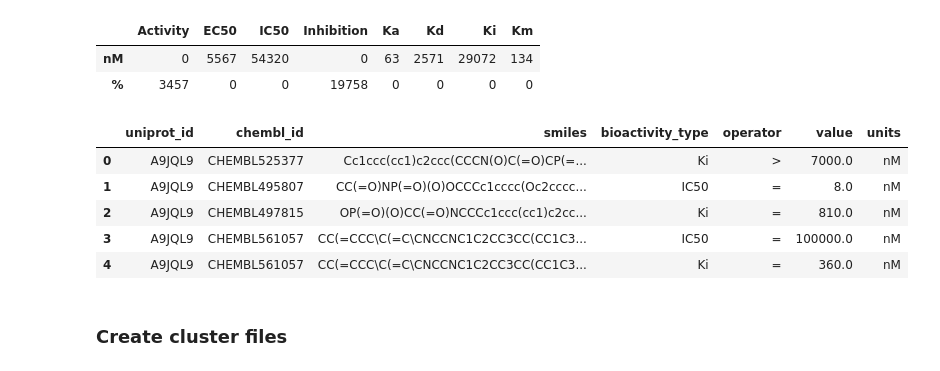
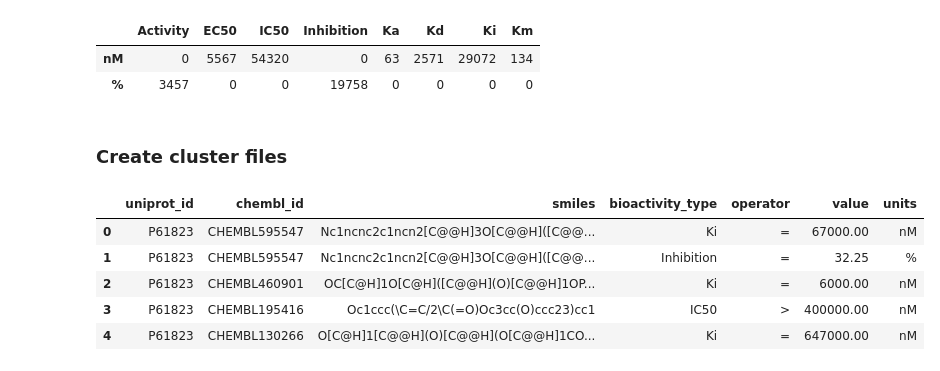
Before and after one commit to amrhamedp/PDBbind_ligand_based, a Jupyter notebook: ChEMBL_analysis.ipynb, the cells around one changed output. Drawn from its saved outputs; the diff is of its cells as text; code cells hidden in the pictures.

```diff
--- a/ChEMBL_analysis.ipynb
+++ b/ChEMBL_analysis.ipynb
@@ -234,15 +291,6 @@ type_unit
 |  | Activity | EC50 | IC50 | Inhibition | Ka | Kd | Ki | Km |
 | nM | 0 | 5567 | 54320 | 0 | 63 | 2571 | 29072 | 134 |
 | % | 3457 | 0 | 0 | 19758 | 0 | 0 | 0 | 0 |
-# %%
-pd.read_csv('./all/uniprot/chembl_A9JQL9.csv').head()
-# %% [output]
-|  | uniprot_id | chembl_id | smiles | bioactivity_type | operator | value | units |
-| 0 | A9JQL9 | CHEMBL525377 | Cc1ccc(cc1)c2ccc(CCCN(O)C(=O)CP(=... | Ki | > | 7000.0 | nM |
-| 1 | A9JQL9 | CHEMBL495807 | CC(=O)NP(=O)(O)OCCCc1cccc(Oc2cccc... | IC50 | = | 8.0 | nM |
-| 2 | A9JQL9 | CHEMBL497815 | OP(=O)(O)CC(=O)NCCCc1ccc(cc1)c2cc... | Ki | = | 810.0 | nM |
-| 3 | A9JQL9 | CHEMBL561057 | CC(=CCC\C(=C\CNCCNC1C2CC3CC(CC1C3... | IC50 | = | 100000.0 | nM |
-| 4 | A9JQL9 | CHEMBL561057 | CC(=CCC\C(=C\CNCCNC1C2CC3CC(CC1C3... | Ki | = | 360.0 | nM |
 # %% [markdown]
 <h3>Create cluster files</h3>
 # %%
@@ -259,0 +308,9 @@ for cluster in set(data_pdb['cluster_id'].tolist()):
+# %%
+pd.read_csv('/home/paulina/IBB/all/cluster/chembl_1095.csv').head()
+# %% [output]
+|  | uniprot_id | chembl_id | smiles | bioactivity_type | operator | value | units |
+| 0 | P61823 | CHEMBL595547 | Nc1ncnc2c1ncn2[C@@H]3O[C@@H]([C@@... | Ki | = | 67000.00 | nM |
+| 1 | P61823 | CHEMBL595547 | Nc1ncnc2c1ncn2[C@@H]3O[C@@H]([C@@... | Inhibition | = | 32.25 | % |
+| 2 | P61823 | CHEMBL460901 | OC[C@H]1O[C@H]([C@@H](O)[C@@H]1OP... | Ki | = | 6000.00 | nM |
+| 3 | P61823 | CHEMBL195416 | Oc1ccc(\C=C/2\C(=O)Oc3cc(O)ccc23)cc1 | IC50 | > | 400000.00 | nM |
+| 4 | P61823 | CHEMBL130266 | O[C@H]1[C@@H](O)[C@@H](O[C@@H]1CO... | Ki | = | 647000.00 | nM |
```
Also changed, not shown: parts of 19 cells of this notebook, 1 other file.
